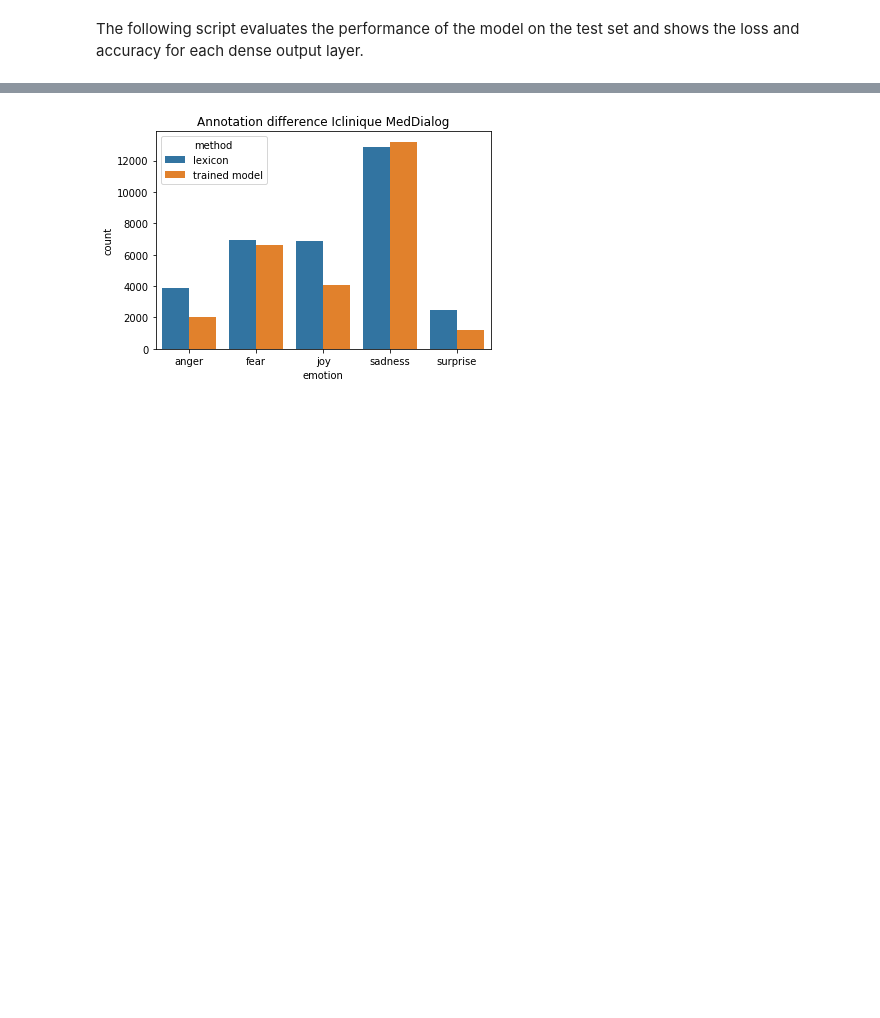
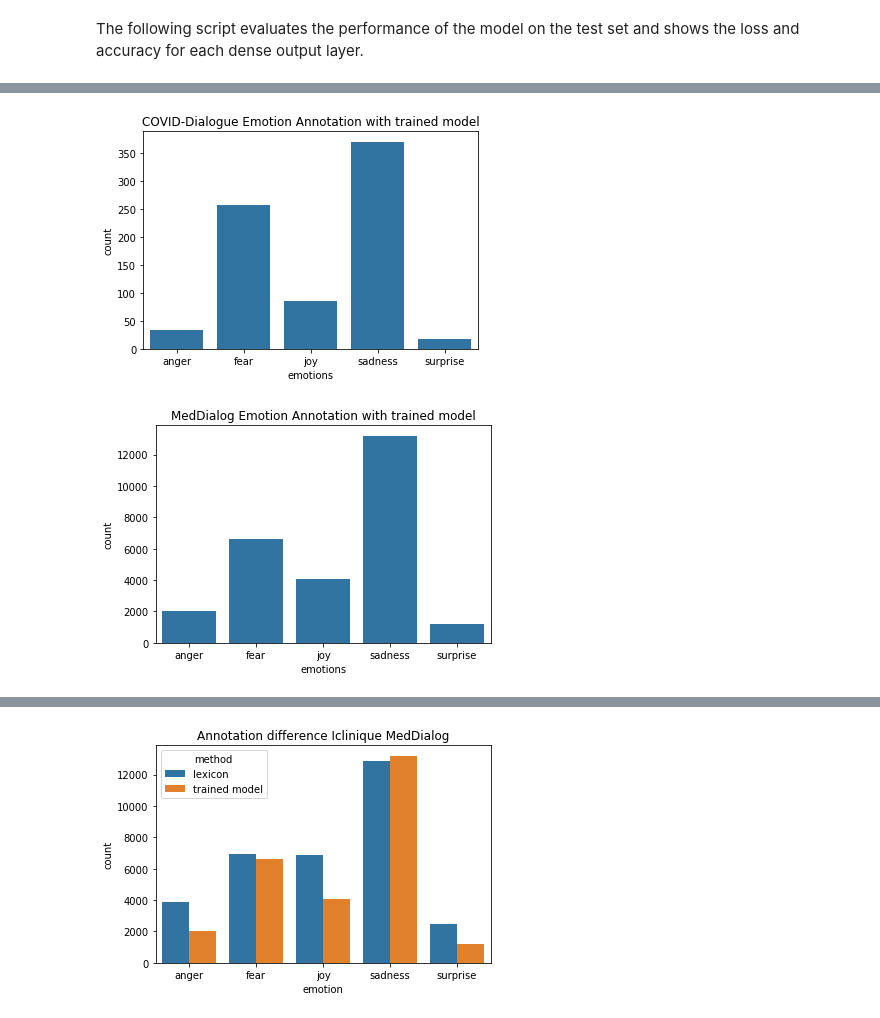
Before and after one commit to svakulenk0/uva-lsdp-course, a Jupyter notebook: COVID&MedicalInterviews/LSDP-group2.ipynb, the cells around one changed output, grey strips where cells are left out. Drawn from its saved outputs; the diff is of its cells as text; code cells hidden in the pictures; blank space fills up the shorter version.

```diff
--- a/COVID&MedicalInterviews/LSDP-group2.ipynb
+++ b/COVID&MedicalInterviews/LSDP-group2.ipynb
@@ -893,0 +969,6 @@ Wall time: 34 s
+# %%
+RQ2.plot_annotation(COVID_model, 'COVID-Dialogue Emotion Annotation with trained model')
+RQ2.plot_annotation(MED_model, 'MedDialog Emotion Annotation with trained model')
+# %% [output]
+[figure, added]
+[figure, added]
```
Also changed, not shown: parts of 56 cells of this notebook, 33 other files.
